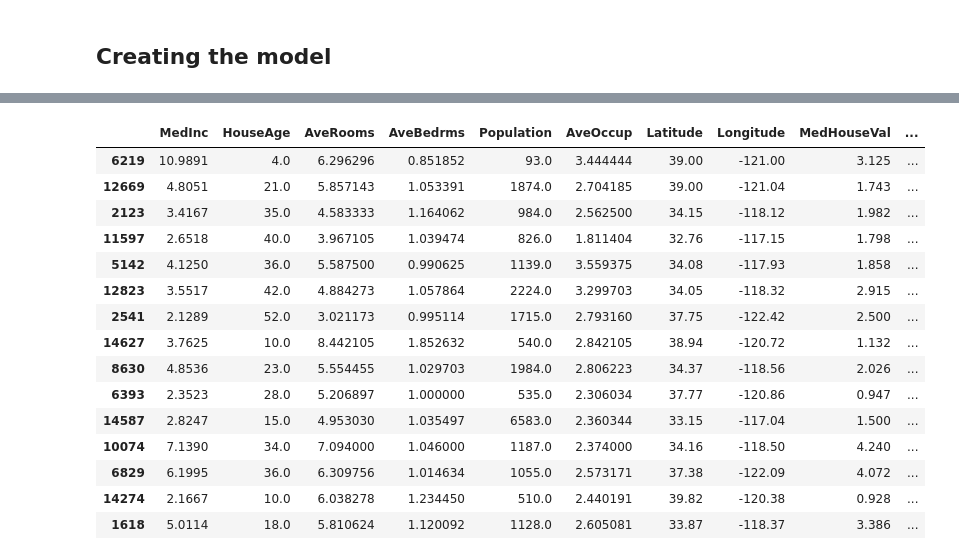
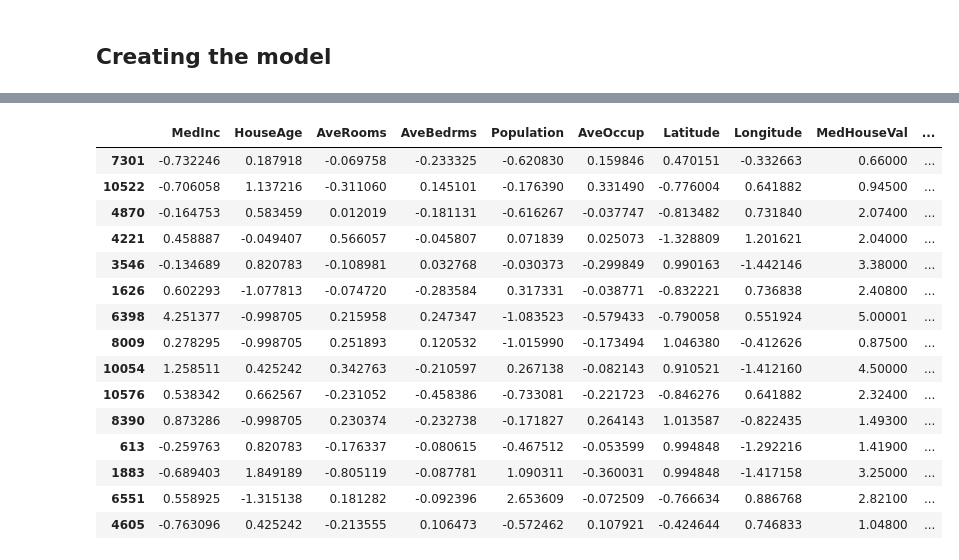
Before and after one commit to Krupique/ai-projects, a Jupyter notebook: 02-basic-projects/basic-regressor.ipynb, the cells around one changed output, grey strips where cells are left out. Saved outputs shown, nothing was run; the diff lists cells and outputs as text; code cells hidden in the pictures.

Commit message:
fix train

```diff
--- a/02-basic-projects/basic-regressor.ipynb
+++ b/02-basic-projects/basic-regressor.ipynb
@@ -43,6 +43,6 @@ model = tf.keras.models.Sequential([
 model.compile(loss="mean_squared_error", optimizer=tf.keras.optimizers.SGD(learning_rate=1e-3))
 history = model.fit(X_train, y_train, epochs=15, validation_data=(X_valid, y_valid))
 mse_test = model.evaluate(X_test, y_test)
-y_pred = model.predict(X_train_full)
+y_pred = model.predict(X_train)
 # %% [output]
 Epoch 1/15
@@ -72,24 +72,24 @@ plt.show()
 # %%
-df_housing = pd.DataFrame(data=X_train_full, columns=housing.feature_names)
+df_housing = pd.DataFrame(data=X_train, columns=housing.feature_names)
 
-df_housing[housing.target_names[0]] = y_train_full
+df_housing[housing.target_names[0]] = y_train
 df_housing['prediction'] = y_pred
 
 df_housing.sample(15)
 # %% [output]
 |  | MedInc | HouseAge | AveRooms | AveBedrms | Population | AveOccup | Latitude | Longitude | MedHouseVal | ... |
-| 6219 | 10.9891 | 4.0 | 6.296296 | 0.851852 | 93.0 | 3.444444 | 39.00 | -121.00 | 3.125 | ... |
-| 12669 | 4.8051 | 21.0 | 5.857143 | 1.053391 | 1874.0 | 2.704185 | 39.00 | -121.04 | 1.743 | ... |
-| 2123 | 3.4167 | 35.0 | 4.583333 | 1.164062 | 984.0 | 2.562500 | 34.15 | -118.12 | 1.982 | ... |
-| 11597 | 2.6518 | 40.0 | 3.967105 | 1.039474 | 826.0 | 1.811404 | 32.76 | -117.15 | 1.798 | ... |
-| 5142 | 4.1250 | 36.0 | 5.587500 | 0.990625 | 1139.0 | 3.559375 | 34.08 | -117.93 | 1.858 | ... |
-| 12823 | 3.5517 | 42.0 | 4.884273 | 1.057864 | 2224.0 | 3.299703 | 34.05 | -118.32 | 2.915 | ... |
-| 2541 | 2.1289 | 52.0 | 3.021173 | 0.995114 | 1715.0 | 2.793160 | 37.75 | -122.42 | 2.500 | ... |
-| 14627 | 3.7625 | 10.0 | 8.442105 | 1.852632 | 540.0 | 2.842105 | 38.94 | -120.72 | 1.132 | ... |
-| 8630 | 4.8536 | 23.0 | 5.554455 | 1.029703 | 1984.0 | 2.806223 | 34.37 | -118.56 | 2.026 | ... |
-| 6393 | 2.3523 | 28.0 | 5.206897 | 1.000000 | 535.0 | 2.306034 | 37.77 | -120.86 | 0.947 | ... |
-| 14587 | 2.8247 | 15.0 | 4.953030 | 1.035497 | 6583.0 | 2.360344 | 33.15 | -117.04 | 1.500 | ... |
-| 10074 | 7.1390 | 34.0 | 7.094000 | 1.046000 | 1187.0 | 2.374000 | 34.16 | -118.50 | 4.240 | ... |
-| 6829 | 6.1995 | 36.0 | 6.309756 | 1.014634 | 1055.0 | 2.573171 | 37.38 | -122.09 | 4.072 | ... |
-| 14274 | 2.1667 | 10.0 | 6.038278 | 1.234450 | 510.0 | 2.440191 | 39.82 | -120.38 | 0.928 | ... |
-| 1618 | 5.0114 | 18.0 | 5.810624 | 1.120092 | 1128.0 | 2.605081 | 33.87 | -118.37 | 3.386 | ... |
+| 7301 | -0.732246 | 0.187918 | -0.069758 | -0.233325 | -0.620830 | 0.159846 | 0.470151 | -0.332663 | 0.66000 | ... |
+| 10522 | -0.706058 | 1.137216 | -0.311060 | 0.145101 | -0.176390 | 0.331490 | -0.776004 | 0.641882 | 0.94500 | ... |
+| 4870 | -0.164753 | 0.583459 | 0.012019 | -0.181131 | -0.616267 | -0.037747 | -0.813482 | 0.731840 | 2.07400 | ... |
+| 4221 | 0.458887 | -0.049407 | 0.566057 | -0.045807 | 0.071839 | 0.025073 | -1.328809 | 1.201621 | 2.04000 | ... |
+| 3546 | -0.134689 | 0.820783 | -0.108981 | 0.032768 | -0.030373 | -0.299849 | 0.990163 | -1.442146 | 3.38000 | ... |
+| 1626 | 0.602293 | -1.077813 | -0.074720 | -0.283584 | 0.317331 | -0.038771 | -0.832221 | 0.736838 | 2.40800 | ... |
+| 6398 | 4.251377 | -0.998705 | 0.215958 | 0.247347 | -1.083523 | -0.579433 | -0.790058 | 0.551924 | 5.00001 | ... |
+| 8009 | 0.278295 | -0.998705 | 0.251893 | 0.120532 | -1.015990 | -0.173494 | 1.046380 | -0.412626 | 0.87500 | ... |
+| 10054 | 1.258511 | 0.425242 | 0.342763 | -0.210597 | 0.267138 | -0.082143 | 0.910521 | -1.412160 | 4.50000 | ... |
+| 10576 | 0.538342 | 0.662567 | -0.231052 | -0.458386 | -0.733081 | -0.221723 | -0.846276 | 0.641882 | 2.32400 | ... |
+| 8390 | 0.873286 | -0.998705 | 0.230374 | -0.232738 | -0.171827 | 0.264143 | 1.013587 | -0.822435 | 1.49300 | ... |
+| 613 | -0.259763 | 0.820783 | -0.176337 | -0.080615 | -0.467512 | -0.053599 | 0.994848 | -1.292216 | 1.41900 | ... |
+| 1883 | -0.689403 | 1.849189 | -0.805119 | -0.087781 | 1.090311 | -0.360031 | 0.994848 | -1.417158 | 3.25000 | ... |
+| 6551 | 0.558925 | -1.315138 | 0.181282 | -0.092396 | 2.653609 | -0.072509 | -0.766634 | 0.886768 | 2.82100 | ... |
+| 4605 | -0.763096 | 0.425242 | -0.213555 | 0.106473 | -0.572462 | 0.107921 | -0.424644 | 0.746833 | 1.04800 | ... |
```
Also changed, not shown: parts of 2 cells of this notebook.
